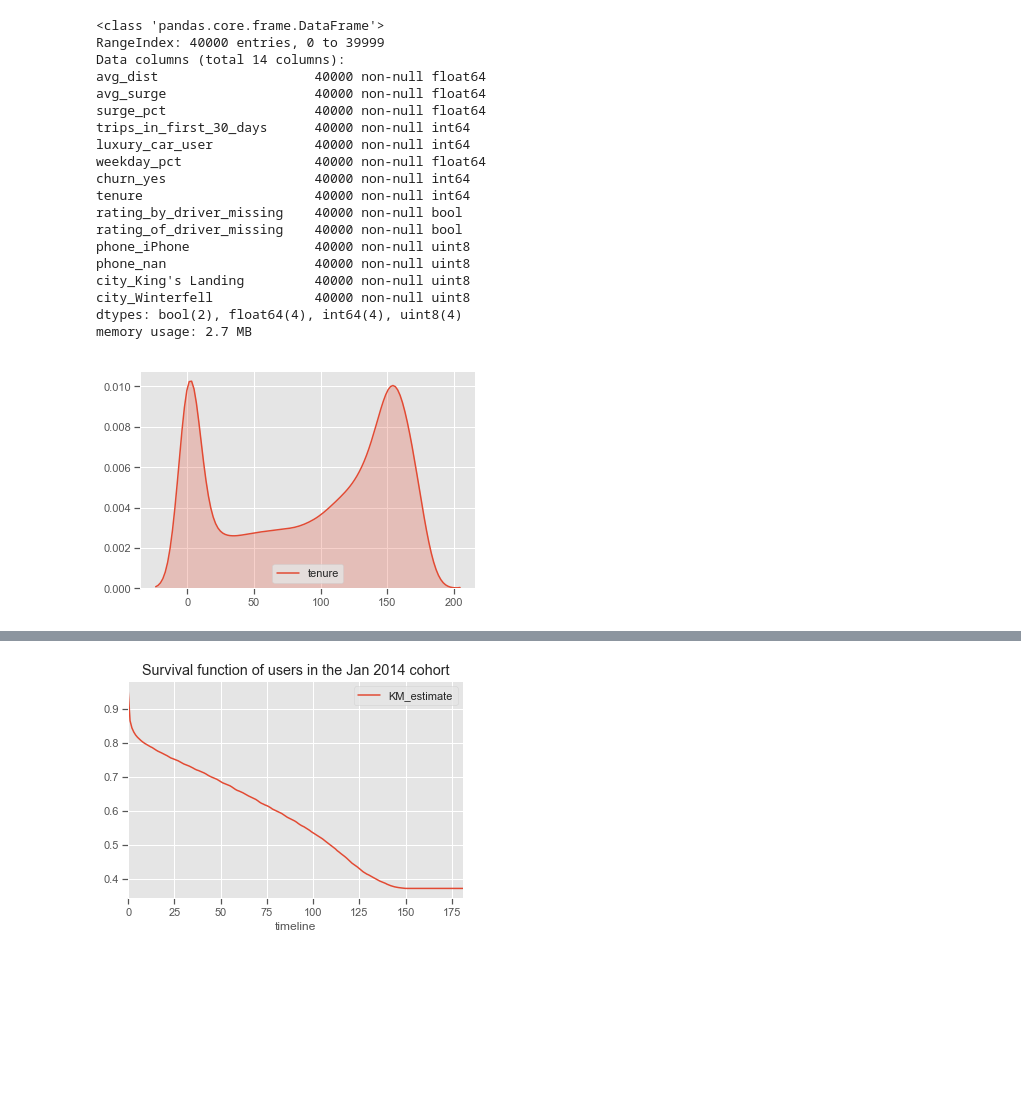
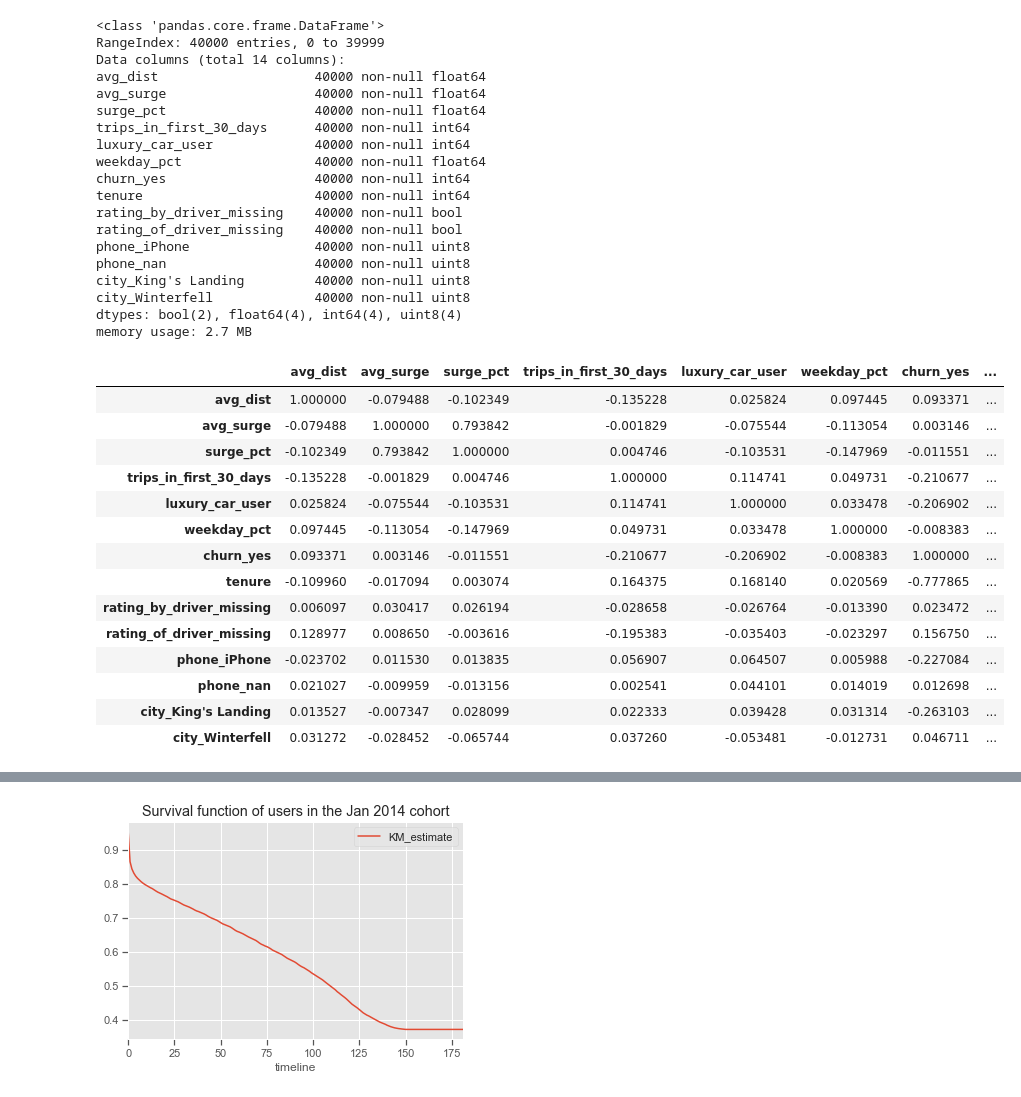
Before and after one commit to karensheng/Churning_Prediction, a Jupyter notebook: Survival Analysis.ipynb, the cells around one changed output, grey strips where cells are left out. Cells and saved outputs as stored; diff of their text form; code cells hidden in the pictures; blank space fills up the shorter version.

```diff
--- a/Survival Analysis.ipynb
+++ b/Survival Analysis.ipynb
@@ -96,10 +97,24 @@ city_King's Landing         40000 non-null uint8
 city_Winterfell             40000 non-null uint8
 dtypes: bool(2), float64(4), int64(4), uint8(4)
 memory usage: 2.7 MB
-# %%
-sns.kdeplot(df['tenure'],shade=True);
-# %% [output]
-[figure, removed]
+# %%
+df.corr()
+# %% [output]
+|  | avg_dist | avg_surge | surge_pct | trips_in_first_30_days | luxury_car_user | weekday_pct | churn_yes | ... |
+| avg_dist | 1.000000 | -0.079488 | -0.102349 | -0.135228 | 0.025824 | 0.097445 | 0.093371 | ... |
+| avg_surge | -0.079488 | 1.000000 | 0.793842 | -0.001829 | -0.075544 | -0.113054 | 0.003146 | ... |
+| surge_pct | -0.102349 | 0.793842 | 1.000000 | 0.004746 | -0.103531 | -0.147969 | -0.011551 | ... |
+| trips_in_first_30_days | -0.135228 | -0.001829 | 0.004746 | 1.000000 | 0.114741 | 0.049731 | -0.210677 | ... |
+| luxury_car_user | 0.025824 | -0.075544 | -0.103531 | 0.114741 | 1.000000 | 0.033478 | -0.206902 | ... |
+| weekday_pct | 0.097445 | -0.113054 | -0.147969 | 0.049731 | 0.033478 | 1.000000 | -0.008383 | ... |
+| churn_yes | 0.093371 | 0.003146 | -0.011551 | -0.210677 | -0.206902 | -0.008383 | 1.000000 | ... |
+| tenure | -0.109960 | -0.017094 | 0.003074 | 0.164375 | 0.168140 | 0.020569 | -0.777865 | ... |
+| rating_by_driver_missing | 0.006097 | 0.030417 | 0.026194 | -0.028658 | -0.026764 | -0.013390 | 0.023472 | ... |
+| rating_of_driver_missing | 0.128977 | 0.008650 | -0.003616 | -0.195383 | -0.035403 | -0.023297 | 0.156750 | ... |
+| phone_iPhone | -0.023702 | 0.011530 | 0.013835 | 0.056907 | 0.064507 | 0.005988 | -0.227084 | ... |
+| phone_nan | 0.021027 | -0.009959 | -0.013156 | 0.002541 | 0.044101 | 0.014019 | 0.012698 | ... |
+| city_King's Landing | 0.013527 | -0.007347 | 0.028099 | 0.022333 | 0.039428 | 0.031314 | -0.263103 | ... |
+| city_Winterfell | 0.031272 | -0.028452 | -0.065744 | 0.037260 | -0.053481 | -0.012731 | 0.046711 | ... |
 # %%
 # multicolinearity between 'avg_surge' and 'surge_pct'
 
```
Also changed, not shown: parts of 8 cells of this notebook.
